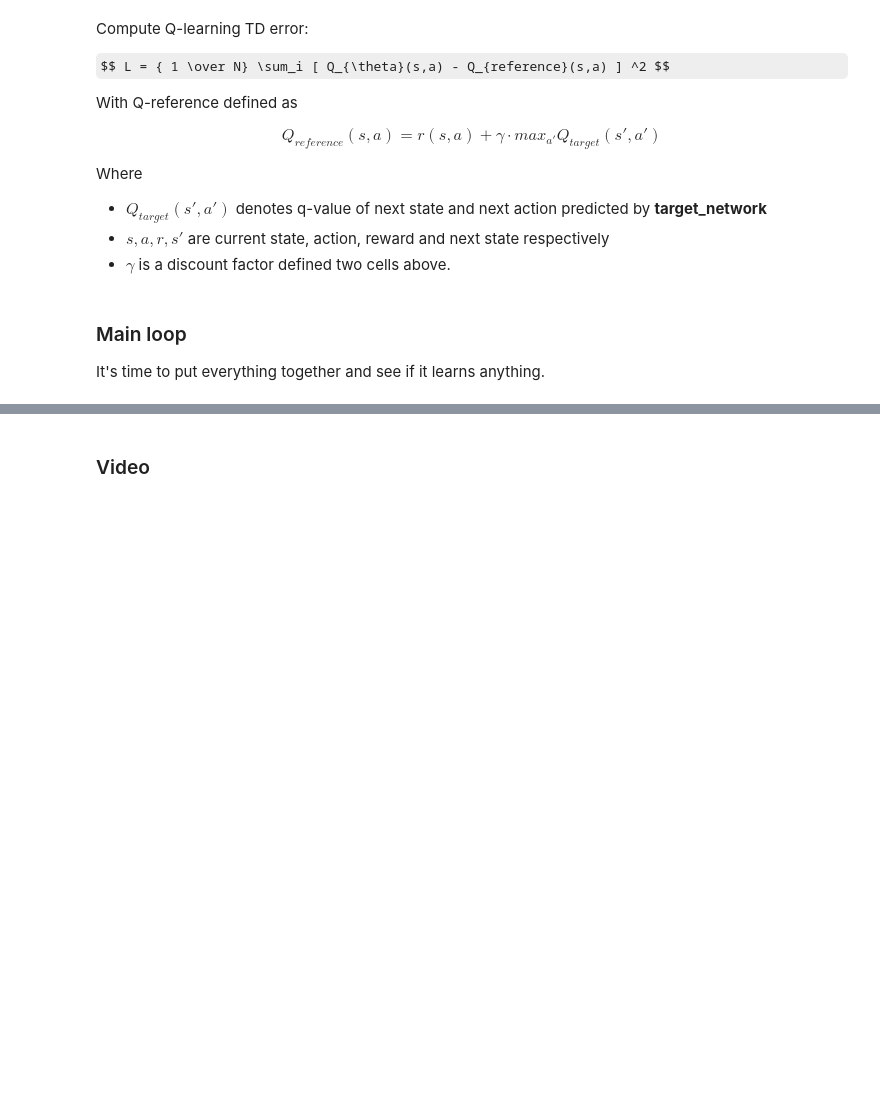
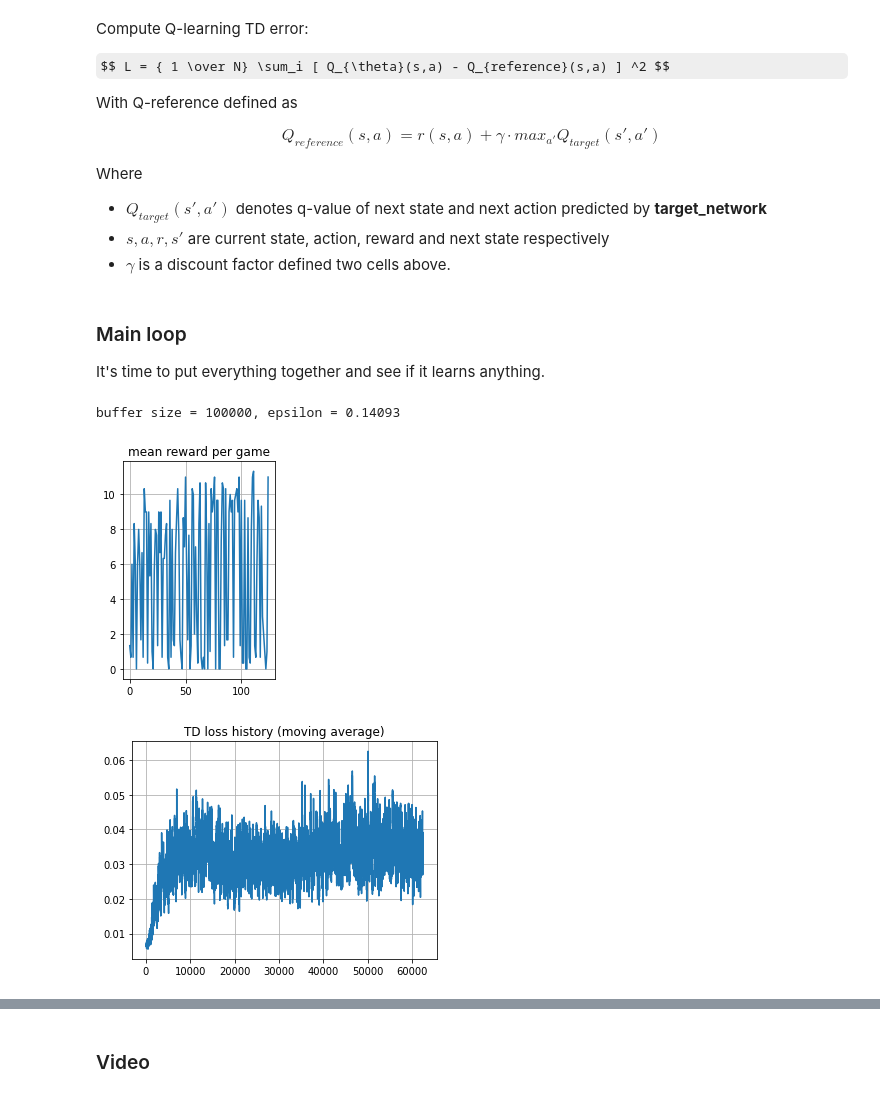
Before and after one commit to ishalyminov/Practical_RL, a Jupyter notebook: week4_approx/dqn_atari.ipynb, the cells around one changed output, grey strips where cells are left out. Cells and saved outputs as stored; diff of their text form; code cells hidden in the pictures; some formulas as TeX source; blank space fills up the shorter version.

```diff
--- a/week4_approx/dqn_atari.ipynb
+++ b/week4_approx/dqn_atari.ipynb
@@ -208,7 +204,7 @@ def evaluate(env, agent, n_games=1, greedy=False, t_max=10000):
         s = env.reset()
         reward = 0
         for _ in range(t_max):
-            qvalues = agent.get_qvalues([s])
+            qvalues = agent.get_qvalues(np.array([s]))
             action = qvalues.argmax(axis=-1)[0] if greedy else agent.sample_actions(qvalues)[0]
             s, r, done, _ = env.step(action)
             reward += r
@@ -294,9 +306,8 @@ target_network = DQNAgent("target_network", state_dim, n_actions)
 def load_weigths_into_target_network(agent, target_network):
     """ assign target_network.weights variables to their respective agent.weights values. """
     assigns = []
-    for w_agent, w_target in zip(agent.weights, target_network.weights):
-        assigns.append(tf.assign(w_target, w_agent, validate_shape=True))
-    tf.get_default_session().run(assigns)
+    for w_agent, w_target in zip(agent.network.trainable_weights, target_network.network.trainable_weights):
+        w_target.assign(w_agent)
 # %%
 load_weigths_into_target_network(agent, target_network)
 
@@ -319,8 +323,5 @@ gamma = 0.99
 # %% [markdown]
 Take q-values for actions agent just took
-# %%
-current_qvalues = agent.get_symbolic_qvalues(obs_ph)
-current_action_qvalues = tf.reduce_sum(tf.one_hot(actions_ph, n_actions) * current_qvalues, axis=1)
 # %% [markdown]
 Compute Q-learning TD error:
 
@@ -382,39 +355,72 @@ play_and_record(agent, env, exp_replay, n_steps=10000)
 
 def sample_batch(exp_replay, batch_size):
     obs_batch, act_batch, reward_batch, next_obs_batch, is_done_batch = exp_replay.sample(batch_size)
-    return {
-        obs_ph:obs_batch, actions_ph:act_batch, rewards_ph:reward_batch,
-        next_obs_ph:next_obs_batch, is_done_ph:is_done_batch
-    }
+    return (obs_batch,
+            act_batch,
+            reward_batch,
+            next_obs_batch,
+            is_done_batch)
 # %%
+gamma = 0.99
+optimizer = tf.keras.optimizers.Adam(1e-3)
+batch_size = 128
+
 for i in trange(10**5):
 
     # play
     play_and_record(agent, env, exp_replay, 10)
 
     # train
-    _, loss_t = sess.run([train_step, td_loss], sample_batch(exp_replay, batch_size=64))
-    td_loss_history.append(loss_t)
+    obs_batch, act_batch, reward_batch, next_obs_batch, is_done_batch = sample_batch(exp_replay, batch_size)
+    with tf.GradientTape() as tape:
+      current_qvalues = agent.get_symbolic_qvalues(obs_batch)
+      current_action_qvalues = tf.reduce_sum(tf.one_hot(act_batch, n_actions) * current_qvalues, axis=1)
+
+      # compute q-values for NEXT states with target network
+      next_qvalues_target = target_network.get_symbolic_qvalues(next_obs_batch)
+
+      # compute state values by taking max over next_qvalues_target for all actions
+      #next_state_values_target = tf.reduce_max(next_qvalues_target, axis=-1)
+      next_act_batch = agent.sample_actions(next_qvalues_target)
+      next_action_qvalues_target = tf.reduce_sum(tf.one_hot(next_act_batch, n_actions) * next_qvalues_target, axis=1)
+
+      # compute Q_reference(s,a) as per formula above.
+      # reference_qvalues = reward_batch + gamma * next_state_values_target
+      reference_qvalues = reward_batch + gamma * next_action_qvalues_target
+
+      # Define loss function for sgd.
+      td_loss = (current_action_qvalues - reference_qvalues) ** 2
+      td_loss = tf.reduce_mean(td_loss)
+    gradients = tape.gradient(td_loss, agent.network.trainable_variables)
+    optimizer.apply_gradients(zip(gradients, agent.network.trainable_variables))
+
+    td_loss_history.append(td_loss)
 
     # adjust agent parameters
     if i % 500 == 0:
         load_weigths_into_target_network(agent, target_network)
         agent.epsilon = max(agent.epsilon * 0.99, 0.01)
         mean_rw_history.append(evaluate(make_env(), agent, n_games=3))
+        if np.mean(mean_rw_history[-10:]) > 10:
+          break
 
     if i % 100 == 0:
         clear_output(True)
         print("buffer size = %i, epsilon = %.5f" % (len(exp_replay), agent.epsilon))
 
         plt.subplot(1,2,1)
         plt.title("mean reward per game")
         plt.plot(mean_rw_history)
         plt.grid()
 
-        assert not np.isnan(loss_t)
+        assert not np.isnan(td_loss)
         plt.figure(figsize=[12, 4])
         plt.subplot(1,2,2)
         plt.title("TD loss history (moving average)")
         plt.plot(moving_average(np.array(td_loss_history), span=100, min_periods=100))
         plt.grid()
         plt.show()
+# %% [output]
+buffer size = 100000, epsilon = 0.14093
+[figure, added]
+[figure, added]
```
Also changed, not shown: parts of 19 cells of this notebook.
